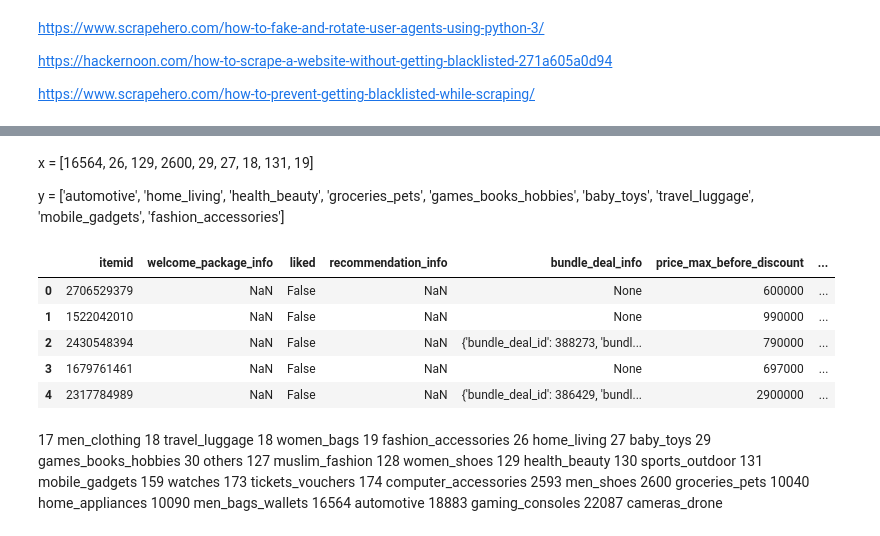
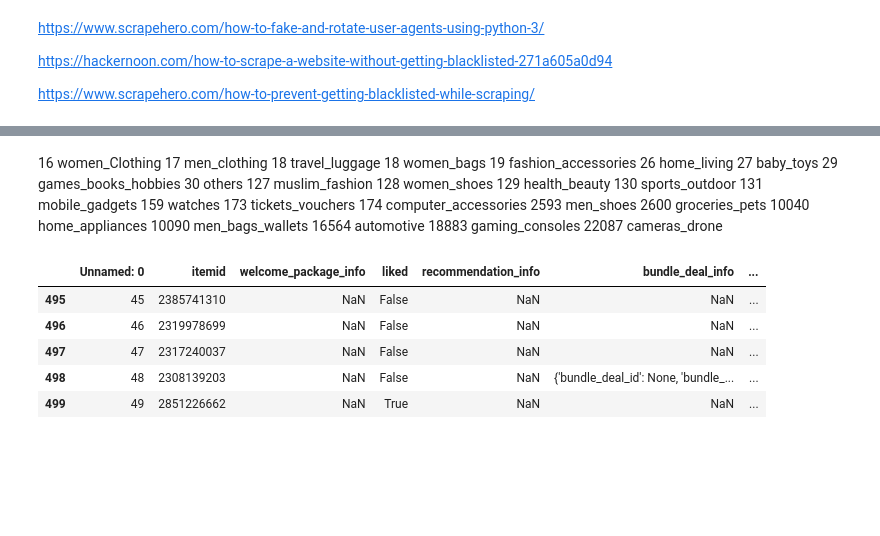
Before and after one commit to wengsengh/kglapi, a Jupyter notebook: get kaggle dataset.ipynb, the cells around one changed output, grey strips where cells are left out. Cells and saved outputs as stored; diff of their text form; code cells hidden in the pictures; blank space fills up the shorter version.

```diff
--- a/get kaggle dataset.ipynb
+++ b/get kaggle dataset.ipynb
@@ -632,7 +638,3 @@ drive.mount('/content/drive')
-# %% [markdown]
-x = [16564, 26, 129, 2600, 29, 27, 18, 131, 19]
-
-y = ['automotive', 'home_living', 'health_beauty', 'groceries_pets', 'games_books_hobbies', 'baby_toys', 'travel_luggage', 'mobile_gadgets', 'fashion_accessories']
 # %%
 import time
 import requests
@@ -662,13 +663,7 @@ def shopeeAPI_Scraper(n_page):
 # %%
-shopeeAPI_Scraper(1)
+shopeeAPI_Scraper(10)
-# %% [output]
-|  | itemid | welcome_package_info | liked | recommendation_info | bundle_deal_info | price_max_before_discount | ... |
-| 0 | 2706529379 | NaN | False | NaN | None | 600000 | ... |
-| 1 | 1522042010 | NaN | False | NaN | None | 990000 | ... |
-| 2 | 2430548394 | NaN | False | NaN | {'bundle_deal_id': 388273, 'bundl... | 790000 | ... |
-| 3 | 1679761461 | NaN | False | NaN | None | 697000 | ... |
-| 4 | 2317784989 | NaN | False | NaN | {'bundle_deal_id': 386429, 'bundl... | 2900000 | ... |
 # %% [markdown]
+16  women_Clothing
 17	men_clothing
 18	 travel_luggage
 18	women_bags
@@ -692,3 +687,13 @@ shopeeAPI_Scraper(1)
 16564	automotive
 18883	gaming_consoles
 22087	cameras_drone
+# %%
+df=pd.read_csv('/content/drive/My Drive/Colab Notebooks/cat17_26.11.2019.csv')
+df.tail()
+# %% [output]
+|  | Unnamed: 0 | itemid | welcome_package_info | liked | recommendation_info | bundle_deal_info | ... |
+| 495 | 45 | 2385741310 | NaN | False | NaN | NaN | ... |
+| 496 | 46 | 2319978699 | NaN | False | NaN | NaN | ... |
+| 497 | 47 | 2317240037 | NaN | False | NaN | NaN | ... |
+| 498 | 48 | 2308139203 | NaN | False | NaN | {'bundle_deal_id': None, 'bundle_... | ... |
+| 499 | 49 | 2851226662 | NaN | True | NaN | NaN | ... |
```
Also changed, not shown: parts of 2 cells of this notebook.
